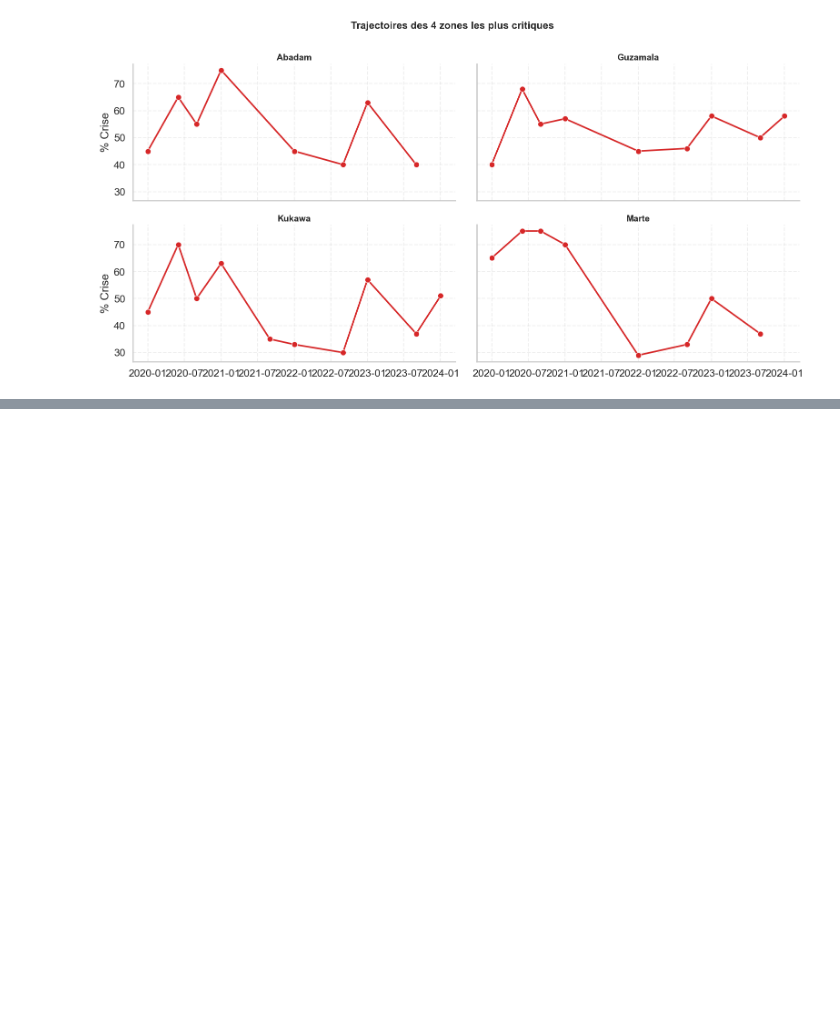
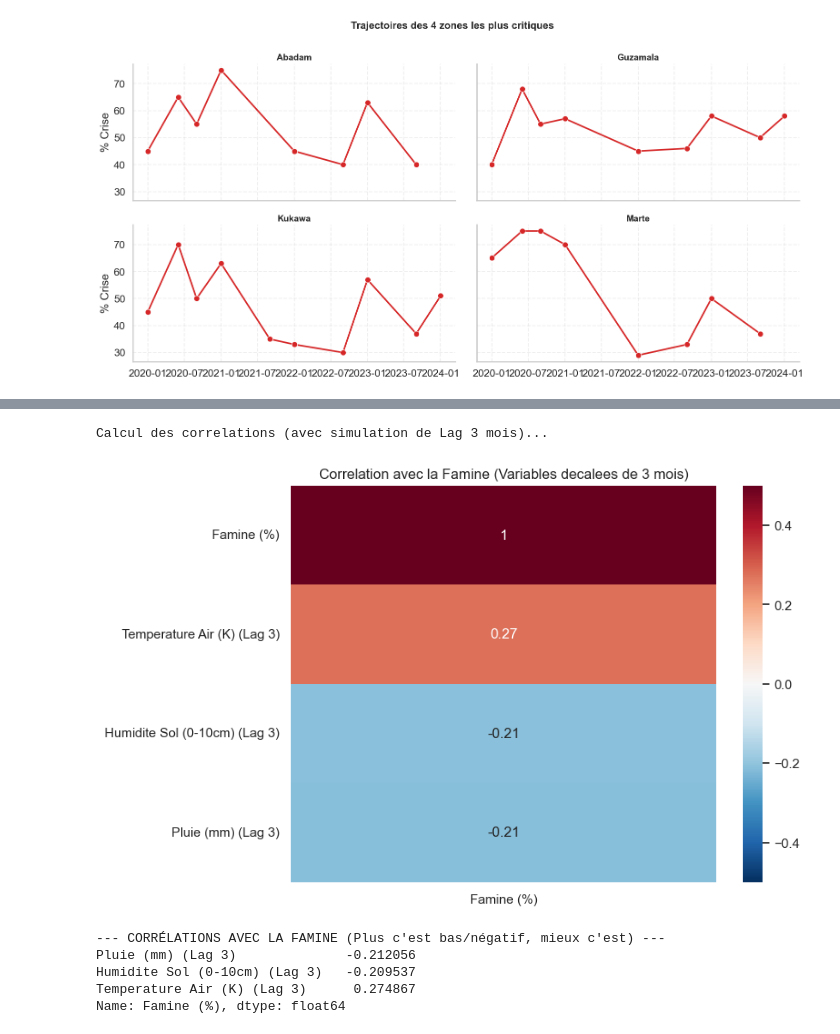
Before and after one commit to tnourlyn/Projet-de-Statapp---WFP-, a Jupyter notebook: notebooks/01_NASA_exp_draft.ipynb, the cells around one changed output, grey strips where cells are left out. Saved outputs shown, nothing was run; the diff lists cells and outputs as text; code cells hidden in the pictures; blank space fills up the shorter version.

```diff
--- a/notebooks/01_NASA_exp_draft.ipynb
+++ b/notebooks/01_NASA_exp_draft.ipynb
@@ -414,0 +522,57 @@ Generation du Focus Regional (Top 4)...
+# %%
+# ==============================================================================
+# VISUALISATION 3 : POTENTIEL PRÉDICTIF (Corrélation avec Lag simulé)
+# ==============================================================================
+# Objectif : Vérifier si le Sol prédit mieux que la Pluie avec 3 mois d'avance.
+
+print("\nCalcul des correlations (avec simulation de Lag 3 mois)...")
+
+# On crée des lags temporaires juste pour ce calcul
+vars_clim = ['Pluie (mm)', 'Humidite Sol (0-10cm)', 'Temperature Air (K)']
+df_corr = df_viz[['admin2', 'date', 'Famine (%)'] + vars_clim].copy()
+
+# On trie pour que le shift fonctionne
+df_corr = df_corr.sort_values(['admin2', 'date'])
+
+for col in vars_clim:
+    df_corr[f'{col} (Lag 3)'] = df_corr.groupby('admin2')[col].shift(3)
+
+# Calcul de la matrice de corrélation
+corr_cols = ['Famine (%)'] + [f'{c} (Lag 3)' for c in vars_clim]
+corr_matrix = df_corr[corr_cols].corr()
+
+plt.figure(figsize=(8, 6))
+sns.heatmap(
+    corr_matrix[['Famine (%)']].sort_values(by='Famine (%)', ascending=False),
+    annot=True,
+    cmap='RdBu_r',
+    center=0,
+    vmin=-0.5, vmax=0.5
+)
+plt.title('Correlation avec la Famine (Variables decalees de 3 mois)')
+plt.show()
+# %% [output]
+Calcul des correlations (avec simulation de Lag 3 mois)...
+[figure, added]
+# %%
+# On reprend le calcul de corrélation
+vars_clim = ['Pluie (mm)', 'Humidite Sol (0-10cm)', 'Temperature Air (K)']
+
+# On garde 'admin2' juste pour faire le calcul du shift (groupby), mais on ne l'utilisera pas pour la corrélation
+df_corr = df_viz[['admin2', 'date', 'Famine (%)'] + vars_clim].copy()
+
+# On recrée les lags
+for col in vars_clim:
+    df_corr[f'{col} (Lag 3)'] = df_corr.groupby('admin2')[col].shift(3)
+
+# CORRECTION ICI : On ajoute numeric_only=True pour ignorer 'admin2' et 'date'
+correlations = df_corr.corr(numeric_only=True)['Famine (%)'].sort_values()
+
+print("--- CORRÉLATIONS AVEC LA FAMINE (Plus c'est bas/négatif, mieux c'est) ---")
+print(correlations[[f'{c} (Lag 3)' for c in vars_clim]])
+# %% [output]
+--- CORRÉLATIONS AVEC LA FAMINE (Plus c'est bas/négatif, mieux c'est) ---
+Pluie (mm) (Lag 3)              -0.212056
+Humidite Sol (0-10cm) (Lag 3)   -0.209537
+Temperature Air (K) (Lag 3)      0.274867
+Name: Famine (%), dtype: float64
```
Also changed, not shown: parts of 8 cells of this notebook.
